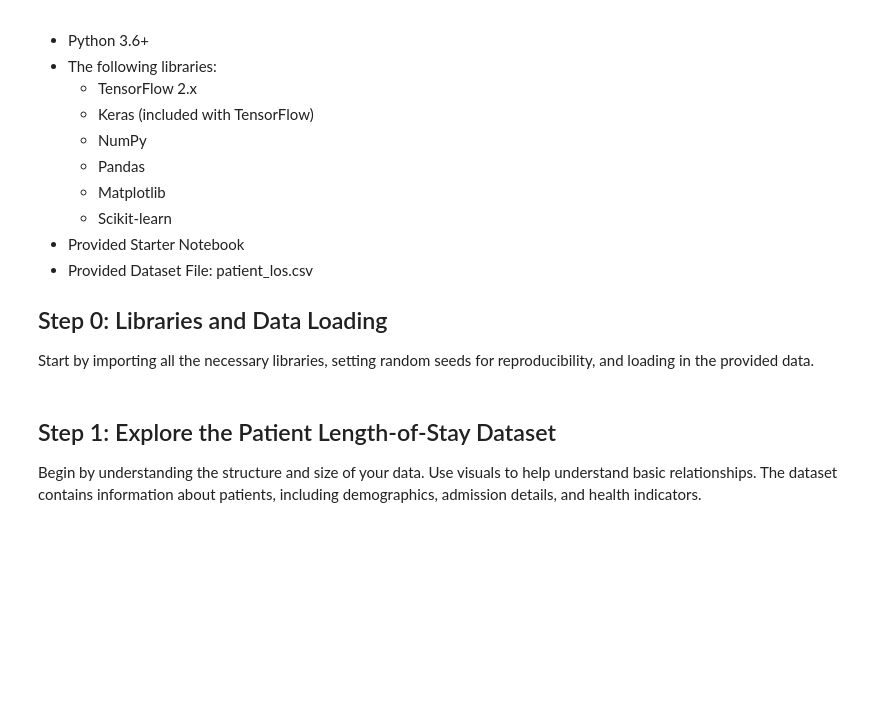
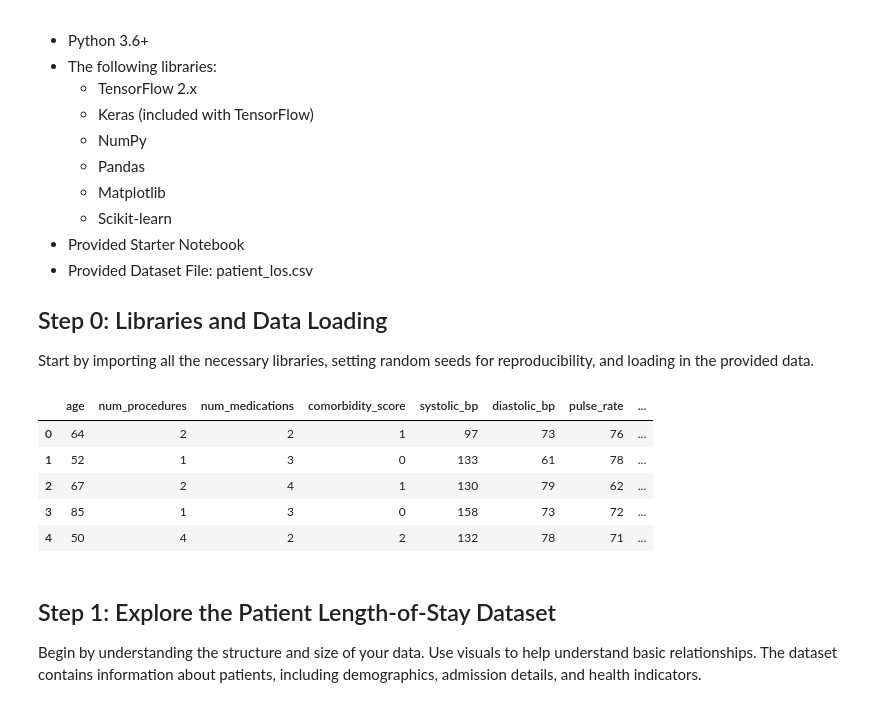
Before and after one commit to marhas109/ds09_all, a Jupyter notebook: mod5_nn_fundamentals_lab.ipynb, the cells around one changed output. Saved outputs shown, nothing was run; the diff lists cells and outputs as text; code cells hidden in the pictures; blank space fills up the shorter version.

```diff
--- a/mod5_nn_fundamentals_lab.ipynb
+++ b/mod5_nn_fundamentals_lab.ipynb
@@ -50,6 +50,15 @@ random.seed(42)
 
 # Load the dataset
 data = pd.read_csv('patient_los.csv')
+# %%
+data.head()
+# %% [output]
+|  | age | num_procedures | num_medications | comorbidity_score | systolic_bp | diastolic_bp | pulse_rate | ... |
+| 0 | 64 | 2 | 2 | 1 | 97 | 73 | 76 | ... |
+| 1 | 52 | 1 | 3 | 0 | 133 | 61 | 78 | ... |
+| 2 | 67 | 2 | 4 | 1 | 130 | 79 | 62 | ... |
+| 3 | 85 | 1 | 3 | 0 | 158 | 73 | 72 | ... |
+| 4 | 50 | 4 | 2 | 2 | 132 | 78 | 71 | ... |
 # %% [markdown]
 ## Step 1: Explore the Patient Length-of-Stay Dataset
 Begin by understanding the structure and size of your data. Use visuals to help understand basic relationships. The dataset contains information about patients, including demographics, admission details, and health indicators.
```
Also changed, not shown: parts of 2 cells of this notebook.
